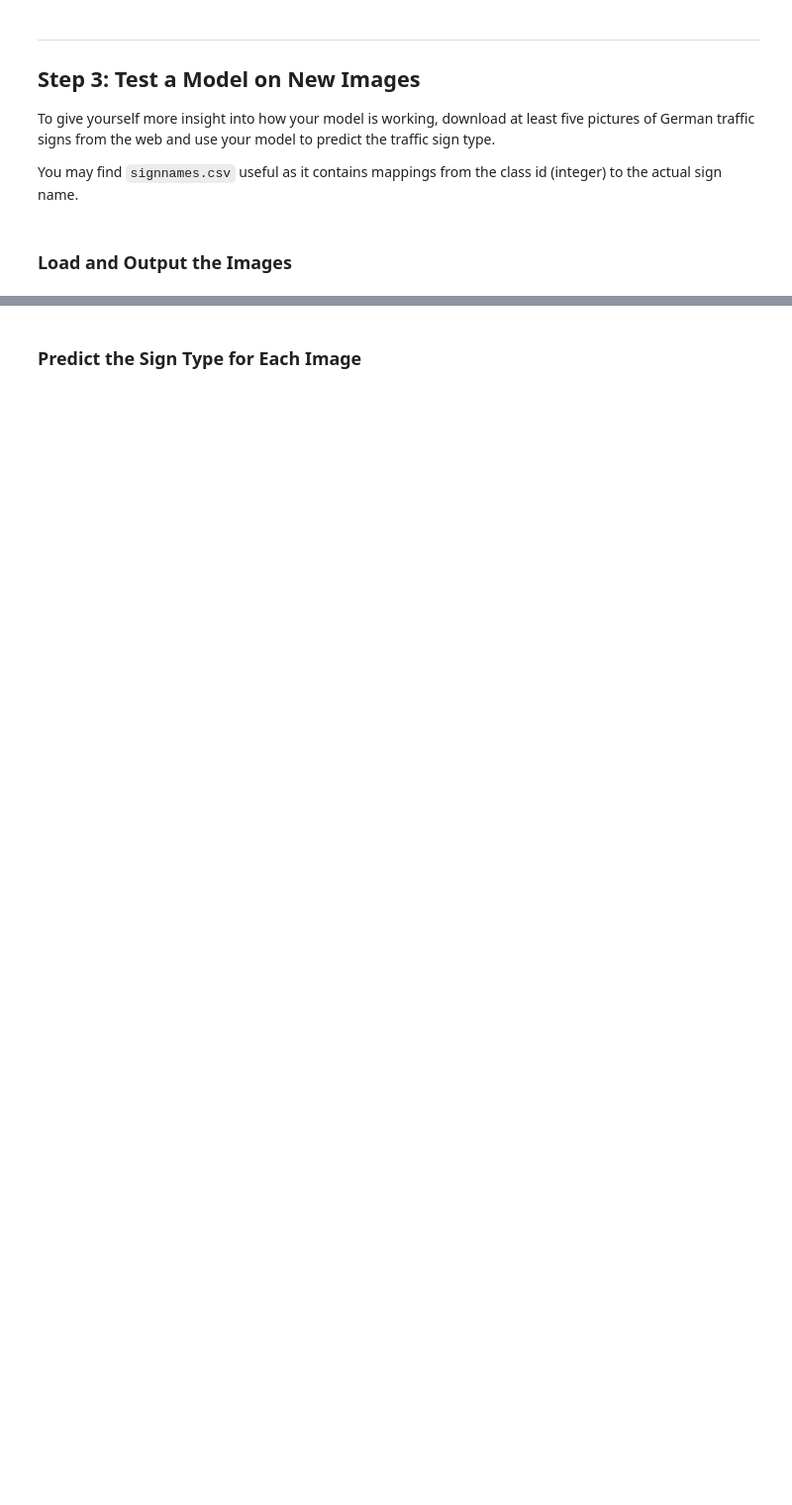
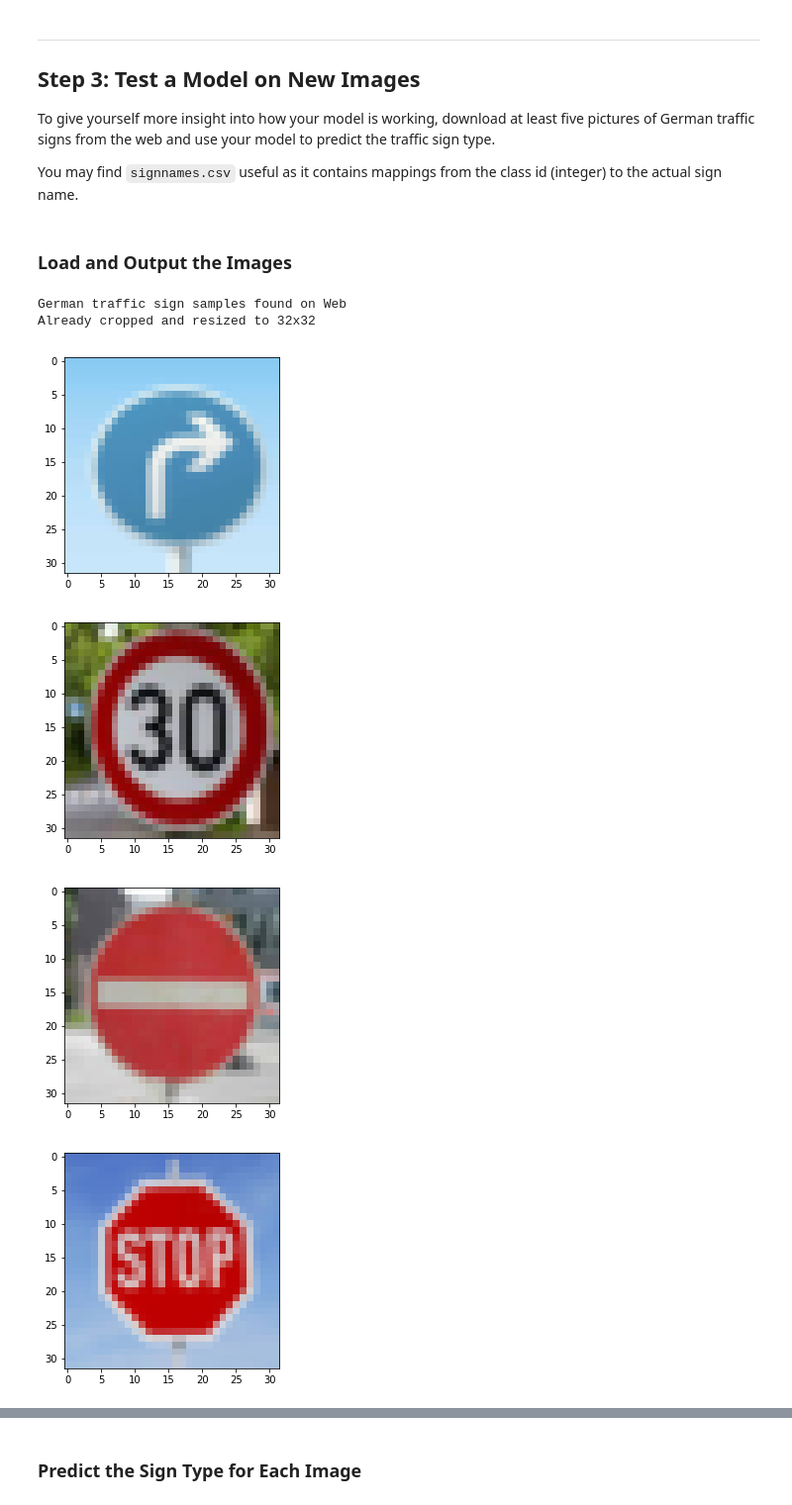
Before and after one commit to schambon77/CarND-Traffic-Sign-Classifier, a Jupyter notebook: Traffic_Sign_Classifier.ipynb, the cells around one changed output, grey strips where cells are left out. Shown at 99% size. Saved outputs shown, nothing was run; the diff lists cells and outputs as text; code cells hidden in the pictures; blank space fills up the shorter version.

Commit message:
=Perform prediction on web images

```diff
--- a/Traffic_Sign_Classifier.ipynb
+++ b/Traffic_Sign_Classifier.ipynb
@@ -342,0 +332,22 @@ You may find `signnames.csv` useful as it contains mappings from the class id (i
+# %%
+### Load the images and plot them here.
+### Feel free to use as many code cells as needed.
+import matplotlib.image as mpimg
+import os
+web_files = os.listdir('web_samples')
+web_image = []
+web_images = []
+print('German traffic sign samples found on Web')
+print('Already cropped and resized to 32x32')
+for file in web_files:
+    web_image = mpimg.imread(os.getcwd() + os.path.sep + 'web_samples' + os.path.sep + file)
+    web_images.append(web_image[:,:,0:3].astype(np.float64))
+    fig = plt.figure()
+    plt.imshow(web_image)
+# %% [output]
+German traffic sign samples found on Web
+Already cropped and resized to 32x32
+[figure, added]
+[figure, added]
+[figure, added]
+[figure, added]
```
Also changed, not shown: parts of 9 cells of this notebook, 3 other files.
